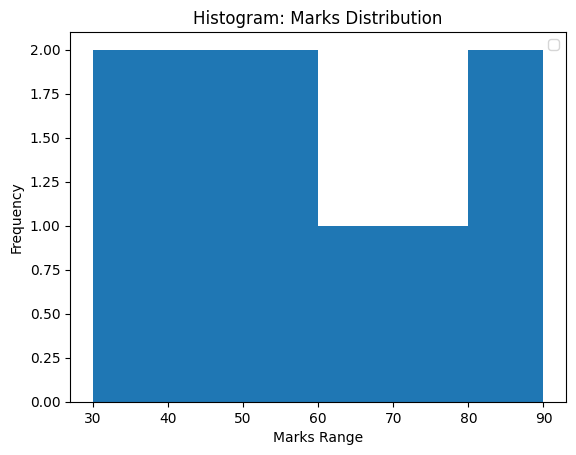
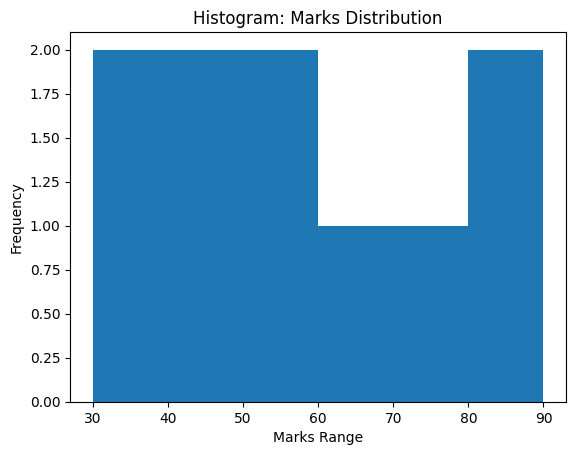
The change to this notebook cell's code, shown as a diff; its figure went from the first image to the second:
--- before
+++ after
@@ -3,4 +3,5 @@
 # Data
 marks = [30, 35, 40, 45, 50, 55, 60, 70, 80, 90]
+
 bin=[30,40,50,60,70,80,90]
 
@@ -12,5 +13,5 @@
 plt.ylabel("Frequency")
 
-plt.legend()
+# plt.legend()
 
 plt.title("Histogram: Marks Distribution")

Commit: MySQL Started and create and read